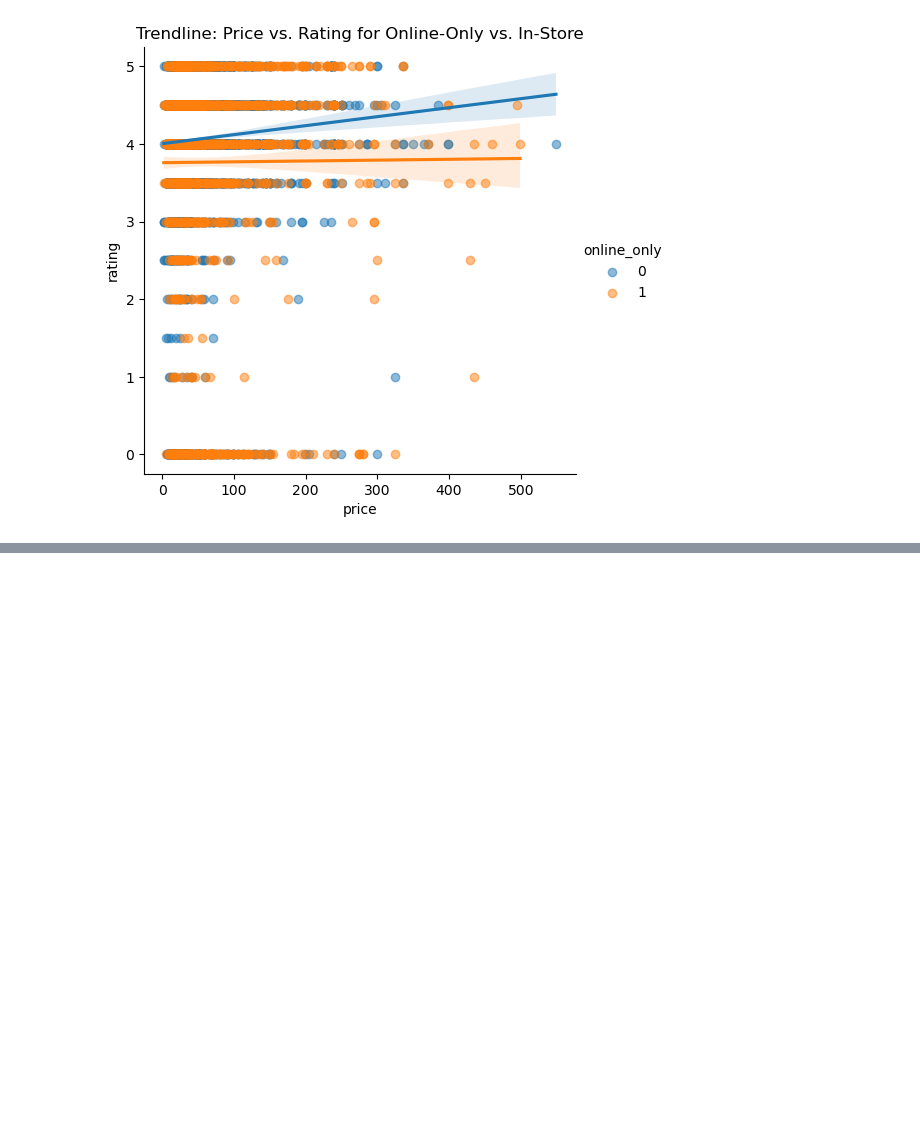
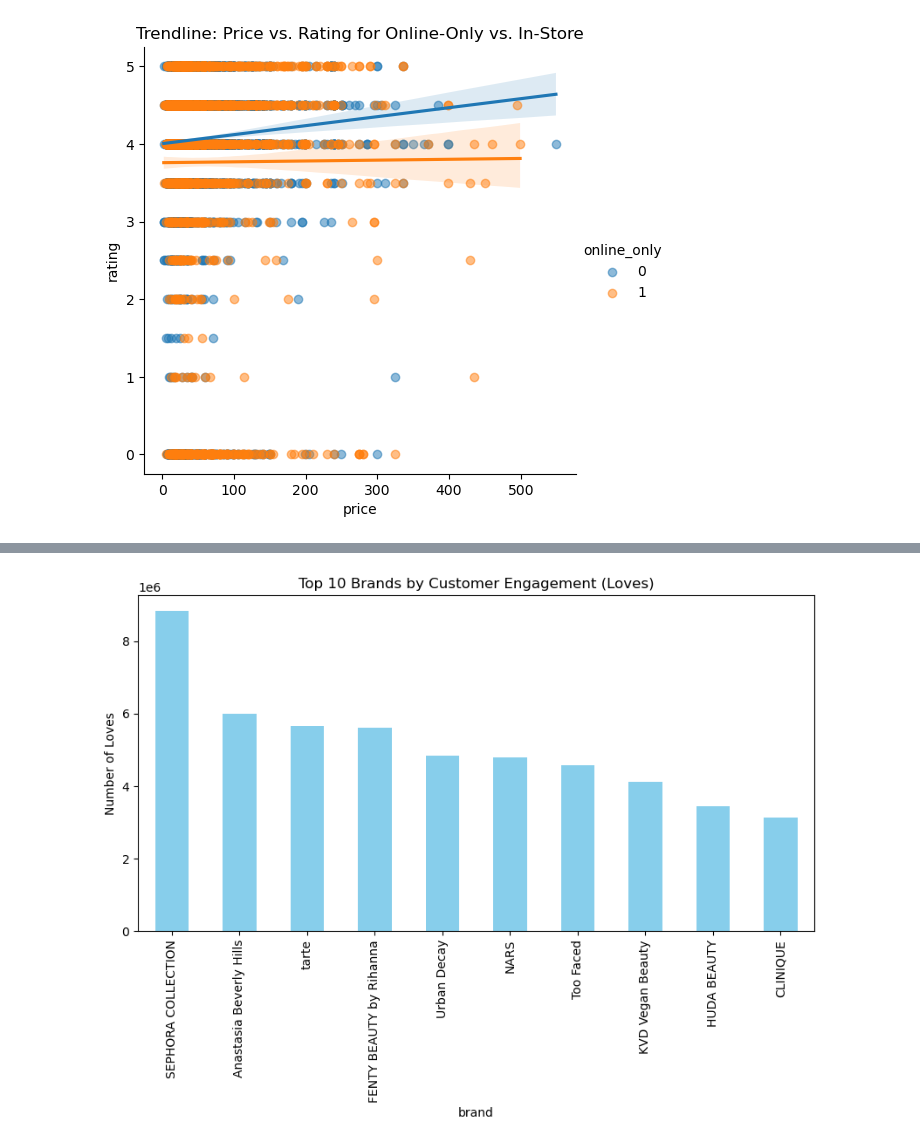
Before and after one commit to ksnbkvais/db, a Jupyter notebook: ASS4.ipynb, the cells around one changed output, grey strips where cells are left out. Drawn from its saved outputs; the diff is of its cells as text; code cells hidden in the pictures; blank space fills up the shorter version.

```diff
--- a/ASS4.ipynb
+++ b/ASS4.ipynb
@@ -131,0 +140,5 @@ plt.show()
+# %%
+brand_engagement = data.groupby('brand')[['love', 'number_of_reviews']].sum().sort_values(by='love', ascending=False)
+# %%
+top_brands_by_engagement = brand_engagement.head(10)
+print(top_brands_by_engagement)
@@ -131,0 +158,6 @@ plt.show()
+# %%
+top_brands_by_engagement['love'].plot(kind='bar', figsize=(10, 5), color='skyblue', title='Top 10 Brands by Customer Engagement (Loves)')
+plt.ylabel('Number of Loves')
+plt.show()
+# %% [output]
+[figure, added]
```
Also changed, not shown: parts of 2 cells of this notebook.
